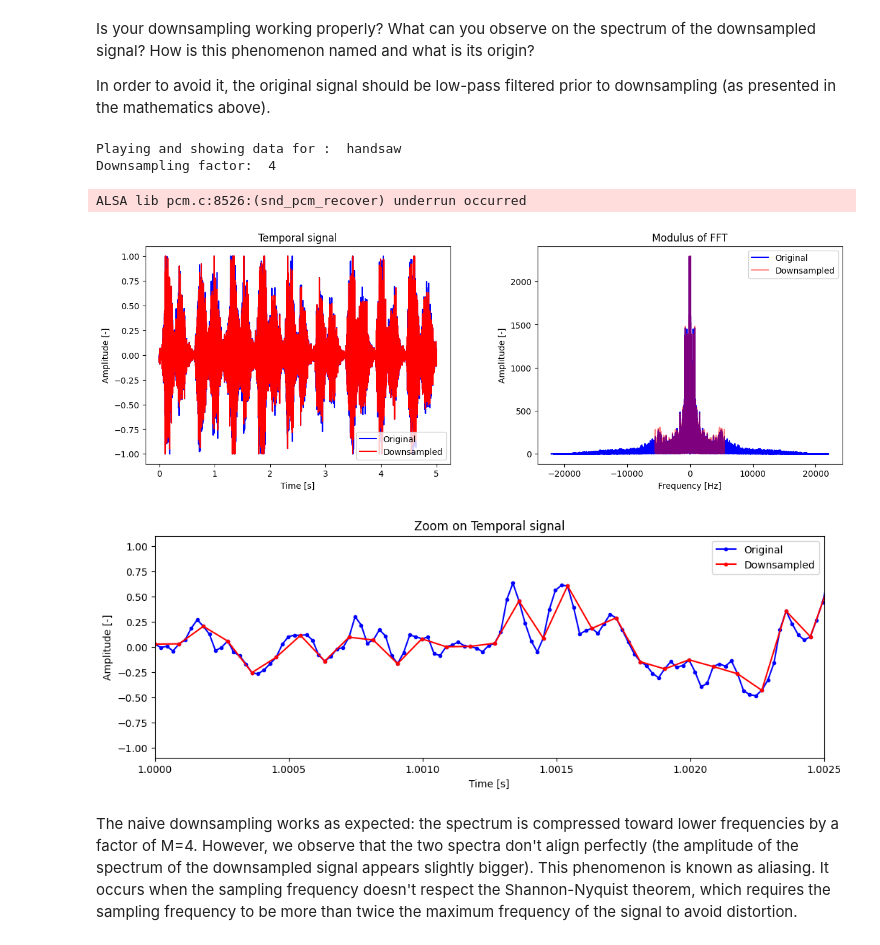
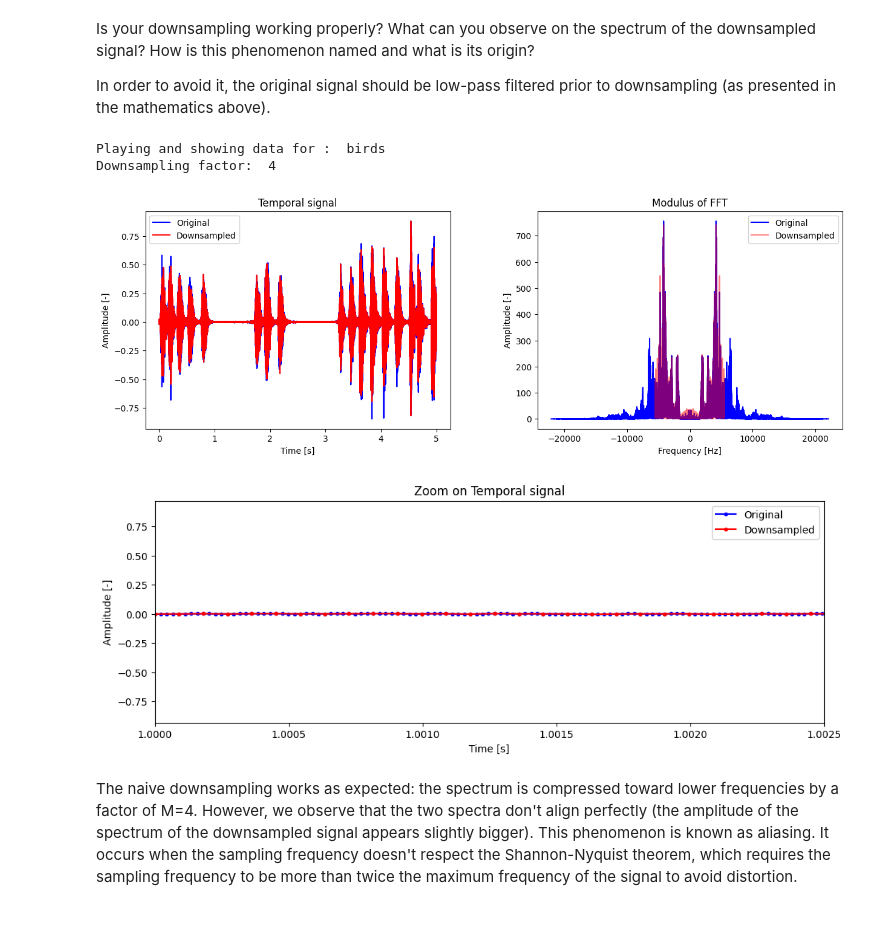
Before and after one commit to Raph480/LELEC210X, a Jupyter notebook: classification/h1_feature_vectors.ipynb, the cells around one changed output. Saved outputs shown, nothing was run; the diff lists cells and outputs as text; code cells hidden in the pictures.

```diff
--- a/classification/h1_feature_vectors.ipynb
+++ b/classification/h1_feature_vectors.ipynb
@@ -106,26 +106,25 @@ Is your downsampling working properly? What can you observe on the spectrum of t
 In order to avoid it, the original signal should be low-pass filtered prior to downsampling (as presented in the mathematics above).
 # %%
 fs_down = 11025  # Target sampling frequency
-sound = dataset["handsaw", 12]  # Sound choice
+sound = dataset["birds", 12]  # Sound choice
 
 print("Playing and showing data for : ", get_cls_from_path(sound))
 x, fs = sf.read(sound)
 
 
 M = fs // fs_down  # Downsampling factor
 print("Downsampling factor: ", M)
 
 ### TO COMPLETE
 ### Downsample "audio"
 x_naive_down = x[::M] # selects every M-th element from x and stores it in x_naive_down
 
 plot_audio(x, x_naive_down, fs, fs_down)  # Function call
 # %% [output]
-Playing and showing data for :  handsaw
+Playing and showing data for :  birds
 Downsampling factor:  4
-ALSA lib pcm.c:8526:(snd_pcm_recover) underrun occurred
-[figure, old version]
+[figure, new version]
-[figure, old version]
+[figure, new version]
 # %% [markdown]
 The naive downsampling works as expected: the spectrum is compressed toward lower frequencies by a factor of M=4.
 However, we observe that the two spectra don't align perfectly (the amplitude of the spectrum of the downsampled signal appears slightly bigger). This phenomenon is known as aliasing. It occurs when the sampling frequency doesn't respect the Shannon-Nyquist theorem, which requires the sampling frequency to be more than twice the maximum frequency of the signal to avoid distortion.
```
Also changed, not shown: parts of 12 cells of this notebook, 2 other files.
